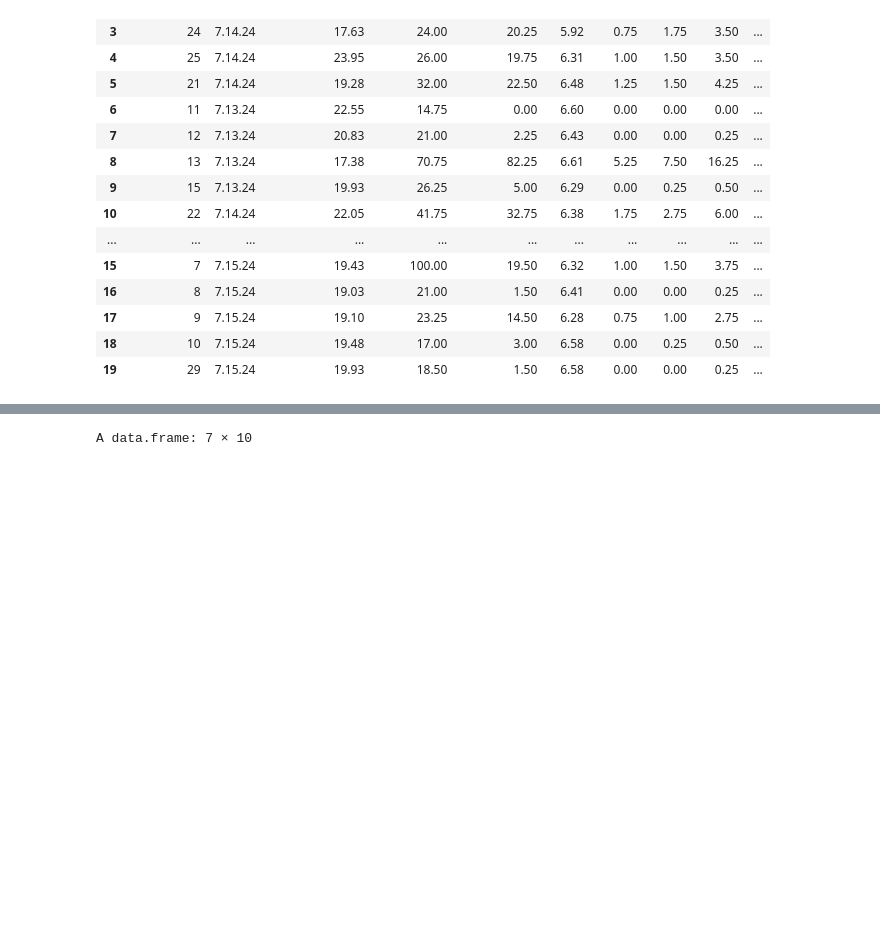
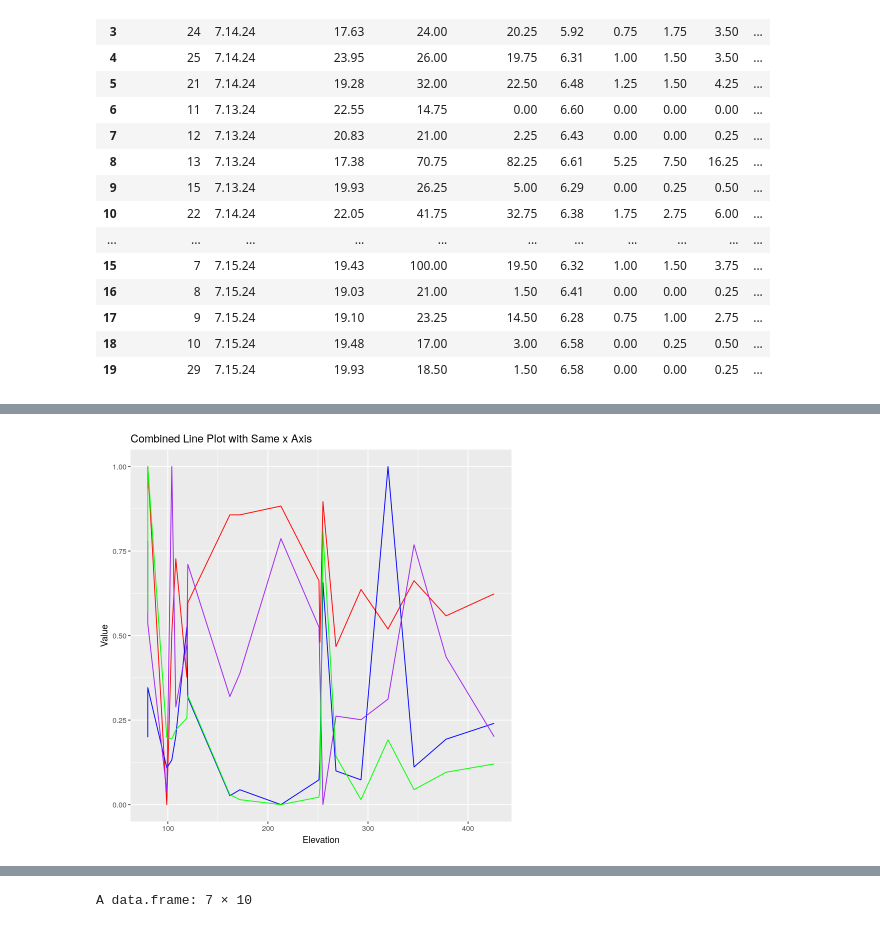
Before and after one commit to vassily60/IFS-soil-sampling, a Jupyter notebook: Untitled1.ipynb, the cells around one changed output, grey strips where cells are left out. Drawn from its saved outputs; the diff is of its cells as text; code cells hidden in the pictures; blank space fills up the shorter version.

Commit message:
more graphs

```diff
--- a/Untitled1.ipynb
+++ b/Untitled1.ipynb
@@ -51,0 +54,12 @@ A data.frame: 19 × 10
+# %%
+#Normalize / scale
+
+pre_process <- df_arranged %>% select(3:6)
+
+normalize <- function(x) {
+  return((x - min(x)) / (max(x) - min(x)))
+}
+
+df_normalized <- as.data.frame(lapply(pre_process, normalize))
+df_normalized <- cbind(df_normalized, C = df_arranged[10])
+df_normalized
@@ -51,0 +86,10 @@ A data.frame: 19 × 10
+# %%
+ggplot() +
+geom_point()+
+geom_line(data=df_normalized, aes(y=pH, x=Elevation..m. ), color="red") +
+geom_line(data=df_normalized, aes(y=Humidity...., x=Elevation..m.), color="blue") +
+geom_line(data=df_normalized, aes(y=Temperature..C., x=Elevation..m.), color="purple") +
+geom_line(data=df_normalized, aes(y=Conductivity, x=Elevation..m.), color="green") +
+labs(title = "Combined Line Plot with Same x Axis", x = "Elevation", y = "Value")
+# %% [output]
+[figure, added]
```
Also changed, not shown: parts of 4 cells of this notebook.
